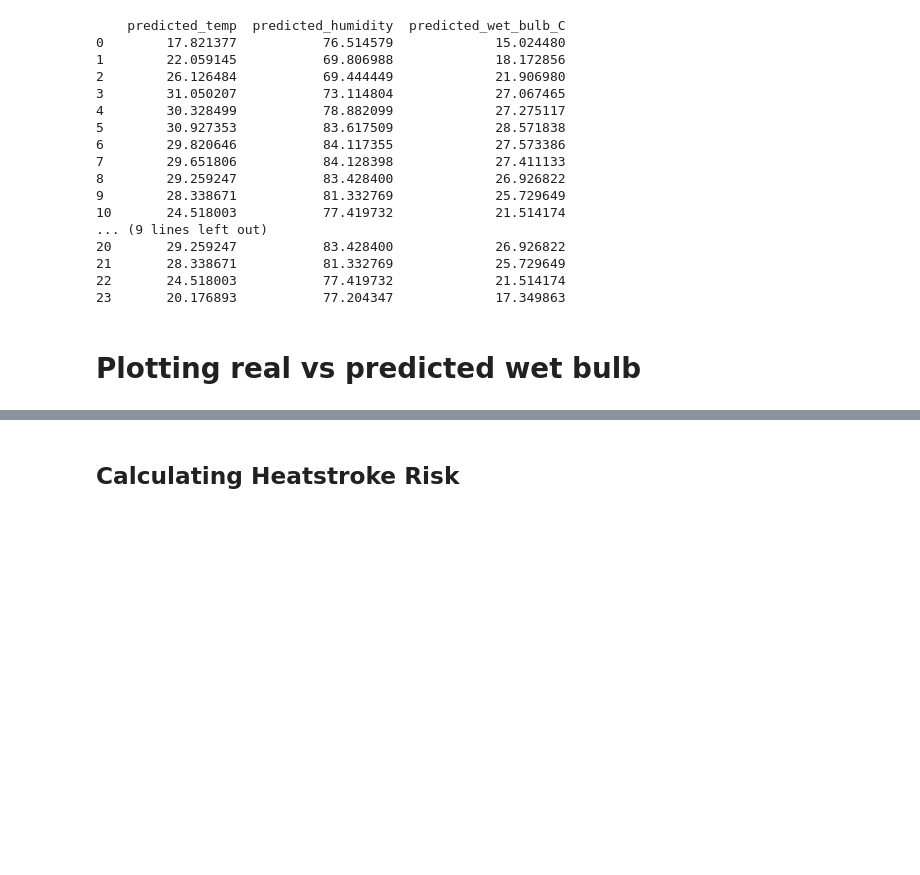
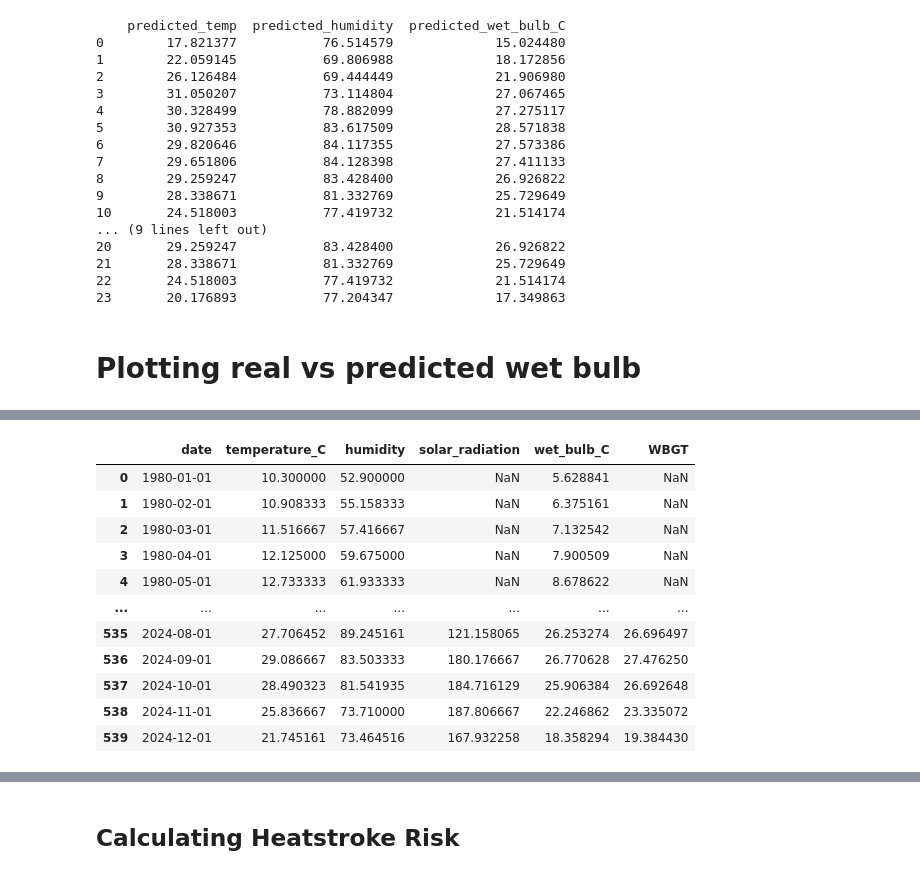
Before and after one commit to not-your-pancake/TCC_Journal, a Jupyter notebook: HI_WB_HS_HM_WBG/rangamati.ipynb, the cells around one changed output, grey strips where cells are left out. Cells and saved outputs as stored; diff of their text form; code cells hidden in the pictures; blank space fills up the shorter version.

```diff
--- a/HI_WB_HS_HM_WBG/rangamati.ipynb
+++ b/HI_WB_HS_HM_WBG/rangamati.ipynb
@@ -2820,0 +2825,87 @@ plt.show()
+# %%
+import pandas as pd
+import numpy as np
+
+
+df = pd.read_csv("../1980-2024-dataset/Rangamati_historical_weather_1980_2024.csv")
+
+df['date'] = pd.to_datetime(df[['year', 'month', 'day']])
+
+
+df = df.set_index('date')
+
+df_monthly = df.resample('MS')[[
+    'temperature(degree C)',
+    'humidity',
+    'solar_radiation'
+]].mean()
+
+
+full_range = pd.date_range(
+    start='1980-01-01',
+    end='2024-12-01',
+    freq='MS'
+)
+
+df_monthly = df_monthly.reindex(full_range)
+
+
+df_monthly = df_monthly.interpolate(method='linear')
+
+
+df_monthly = df_monthly.reset_index()
+df_monthly.rename(columns={
+    'index': 'date',
+    'temperature(degree C)': 'temperature_C'
+}, inplace=True)
+
+def calculate_wet_bulb(T, RH):
+
+    RH = np.where(RH <= 1, RH*100, RH)
+
+    Tw = (
+        T * np.arctan(0.151977 * np.sqrt(RH + 8.313659))
+        + np.arctan(T + RH)
+        - np.arctan(RH - 1.676331)
+        + 0.00391838 * RH**1.5 * np.arctan(0.023101 * RH)
+        - 4.686035
+    )
+
+    return Tw
+
+df_monthly['wet_bulb_C'] = calculate_wet_bulb(
+    df_monthly['temperature_C'],
+    df_monthly['humidity']
+)
+
+
+df_monthly['WBGT'] = (
+    0.7 * df_monthly['wet_bulb_C']
+    + 0.2 * (df_monthly['temperature_C'] + 0.0003 * df_monthly['solar_radiation'])
+    + 0.1 * df_monthly['temperature_C']
+)
+
+
+df_WBG_2024 = df_monthly[[
+    'date',
+    'temperature_C',
+    'humidity',
+    'solar_radiation',
+    'wet_bulb_C',
+    'WBGT'
+]]
+
+df_WBG_2024
+# %% [output]
+|  | date | temperature_C | humidity | solar_radiation | wet_bulb_C | WBGT |
+| 0 | 1980-01-01 | 10.300000 | 52.900000 | NaN | 5.628841 | NaN |
+| 1 | 1980-02-01 | 10.908333 | 55.158333 | NaN | 6.375161 | NaN |
+| 2 | 1980-03-01 | 11.516667 | 57.416667 | NaN | 7.132542 | NaN |
+| 3 | 1980-04-01 | 12.125000 | 59.675000 | NaN | 7.900509 | NaN |
+| 4 | 1980-05-01 | 12.733333 | 61.933333 | NaN | 8.678622 | NaN |
+| ... | ... | ... | ... | ... | ... | ... |
+| 535 | 2024-08-01 | 27.706452 | 89.245161 | 121.158065 | 26.253274 | 26.696497 |
+| 536 | 2024-09-01 | 29.086667 | 83.503333 | 180.176667 | 26.770628 | 27.476250 |
+| 537 | 2024-10-01 | 28.490323 | 81.541935 | 184.716129 | 25.906384 | 26.692648 |
+| 538 | 2024-11-01 | 25.836667 | 73.710000 | 187.806667 | 22.246862 | 23.335072 |
+| 539 | 2024-12-01 | 21.745161 | 73.464516 | 167.932258 | 18.358294 | 19.384430 |
```
Also changed, not shown: parts of 21 cells of this notebook, 4 other files.
